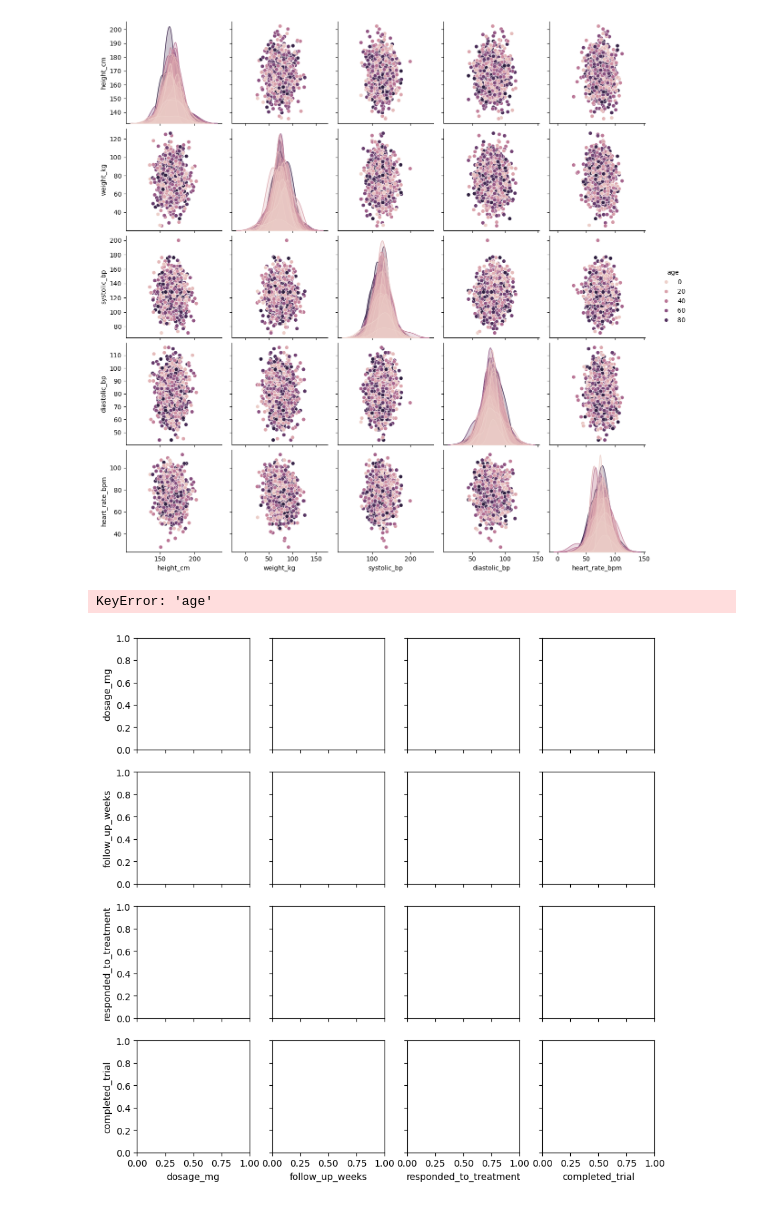
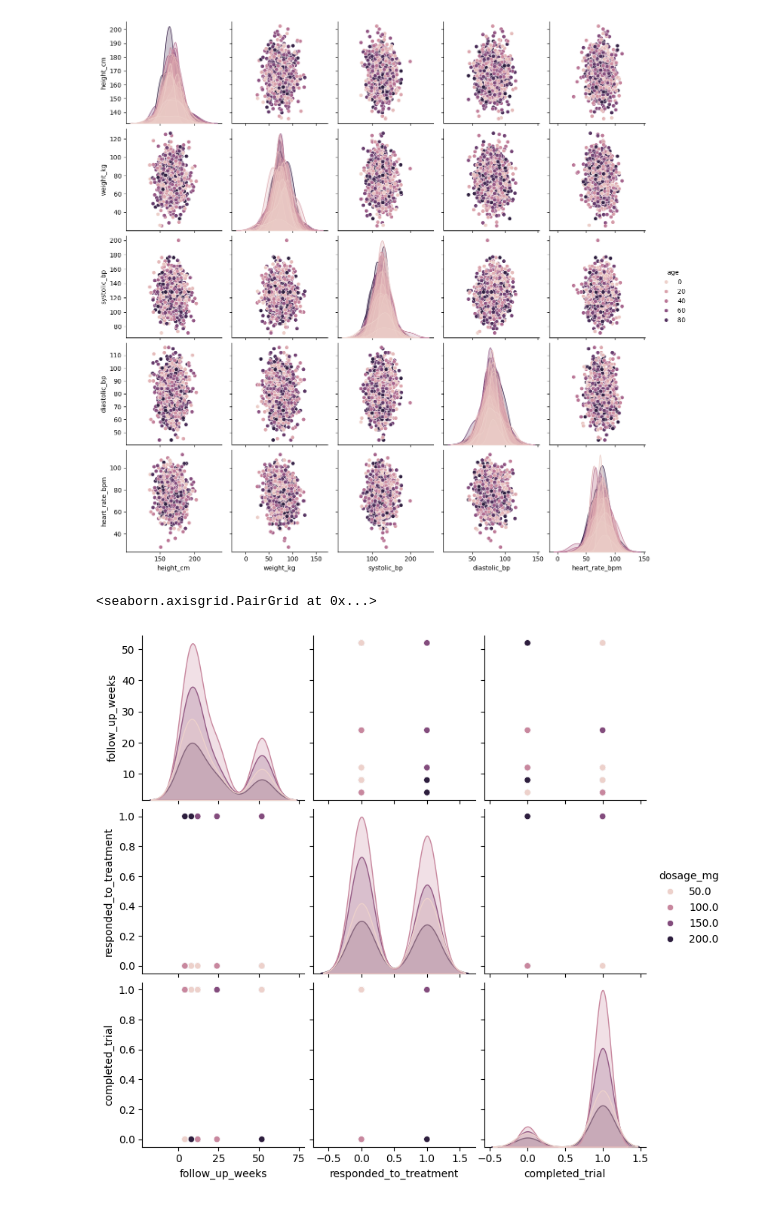
Before and after one commit to ssklpu912-glitch/Data-Science-Professional-summary, a Jupyter notebook: EDA_ML_type_of_analysis.ipynb, the cells around one changed output. Drawn from its saved outputs; the diff is of its cells as text; code cells hidden in the pictures.

```diff
--- a/EDA_ML_type_of_analysis.ipynb
+++ b/EDA_ML_type_of_analysis.ipynb
@@ -329,7 +329,7 @@ sns.pairplot(P_record, hue='age')
 <seaborn.axisgrid.PairGrid at 0x...>
 [figure]
 # %%
-sns.pairplot(P_Tr, hue='age')
+sns.pairplot(P_Tr, hue='dosage_mg')
 # %% [output]
-KeyError: 'age'
+<seaborn.axisgrid.PairGrid at 0x...>
-[figure, old version]
+[figure, new version]
```
